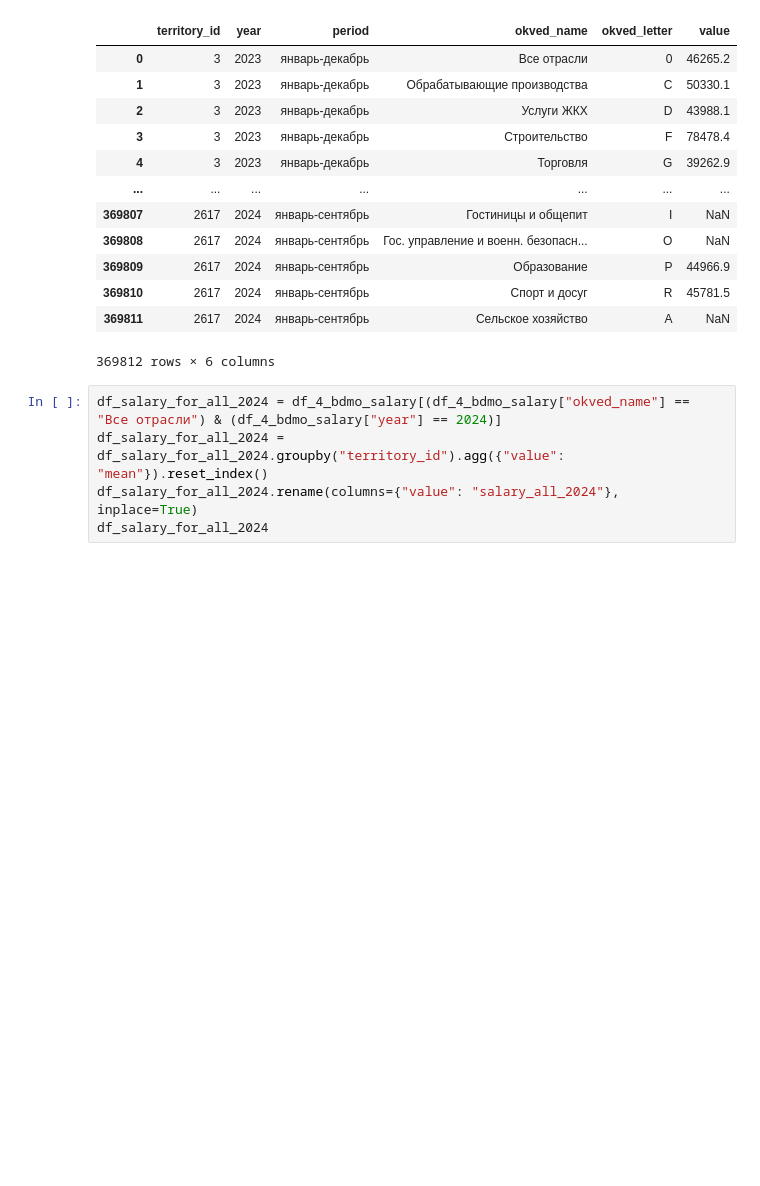
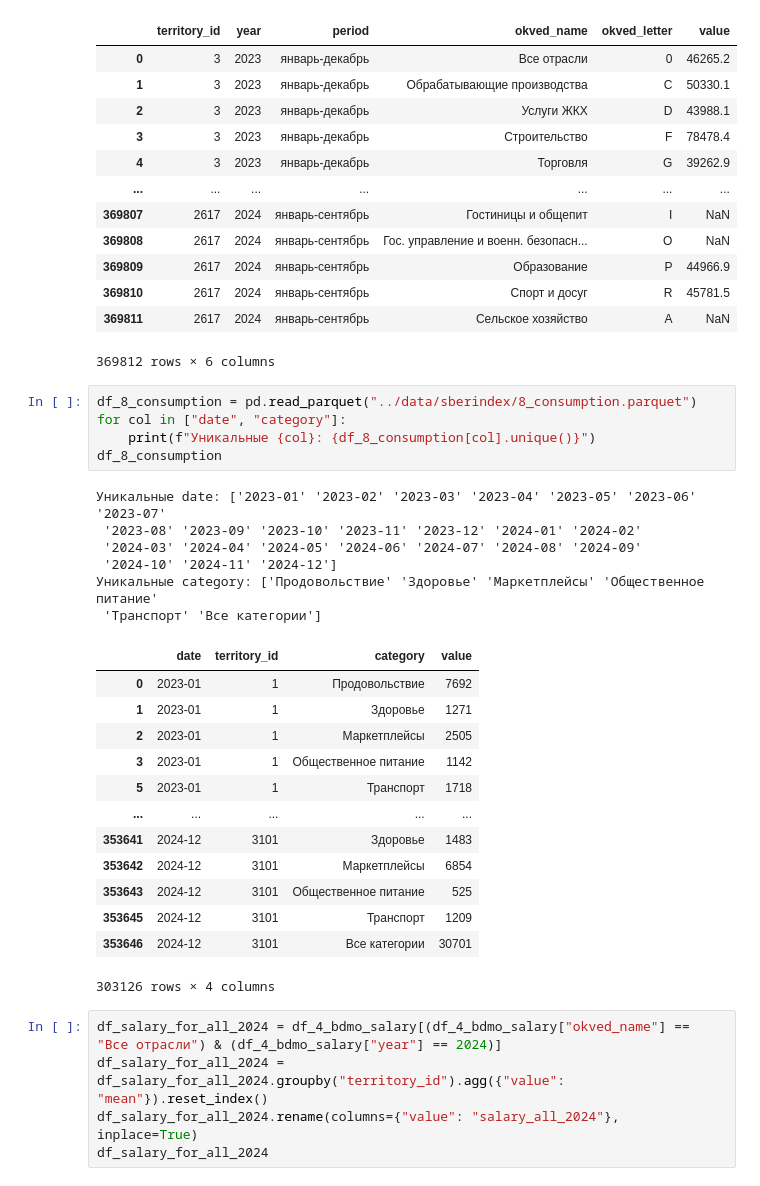
Before and after one commit to TrueSpearmint/sberindex_hackathon, a Jupyter notebook: notebooks/main.ipynb, the cells around one changed output. Drawn from its saved outputs; the diff is of its cells as text; blank space fills up the shorter version.

```diff
--- a/notebooks/main.ipynb
+++ b/notebooks/main.ipynb
@@ -168,6 +168,31 @@ df_4_bdmo_salary
 | 369810 | 2617 | 2024 | январь-сентябрь | Спорт и досуг | R | 45781.5 |
 | 369811 | 2617 | 2024 | январь-сентябрь | Сельское хозяйство | A | NaN |
 369812 rows × 6 columns
+# %%
+df_8_consumption = pd.read_parquet("../data/sberindex/8_consumption.parquet")
+for col in ["date", "category"]:
+    print(f"Уникальные {col}: {df_8_consumption[col].unique()}")
+df_8_consumption
+# %% [output]
+Уникальные date: ['2023-01' '2023-02' '2023-03' '2023-04' '2023-05' '2023-06' '2023-07'
+ '2023-08' '2023-09' '2023-10' '2023-11' '2023-12' '2024-01' '2024-02'
+ '2024-03' '2024-04' '2024-05' '2024-06' '2024-07' '2024-08' '2024-09'
+ '2024-10' '2024-11' '2024-12']
+Уникальные category: ['Продовольствие' 'Здоровье' 'Маркетплейсы' 'Общественное питание'
+ 'Транспорт' 'Все категории']
+|  | date | territory_id | category | value |
+| 0 | 2023-01 | 1 | Продовольствие | 7692 |
+| 1 | 2023-01 | 1 | Здоровье | 1271 |
+| 2 | 2023-01 | 1 | Маркетплейсы | 2505 |
+| 3 | 2023-01 | 1 | Общественное питание | 1142 |
+| 5 | 2023-01 | 1 | Транспорт | 1718 |
+| ... | ... | ... | ... | ... |
+| 353641 | 2024-12 | 3101 | Здоровье | 1483 |
+| 353642 | 2024-12 | 3101 | Маркетплейсы | 6854 |
+| 353643 | 2024-12 | 3101 | Общественное питание | 525 |
+| 353645 | 2024-12 | 3101 | Транспорт | 1209 |
+| 353646 | 2024-12 | 3101 | Все категории | 30701 |
+303126 rows × 4 columns
 # %%
 df_salary_for_all_2024 = df_4_bdmo_salary[(df_4_bdmo_salary["okved_name"] == "Все отрасли") & (df_4_bdmo_salary["year"] == 2024)]
 df_salary_for_all_2024 = df_salary_for_all_2024.groupby("territory_id").agg({"value": "mean"}).reset_index()
```
Also changed, not shown: 1 other file.
